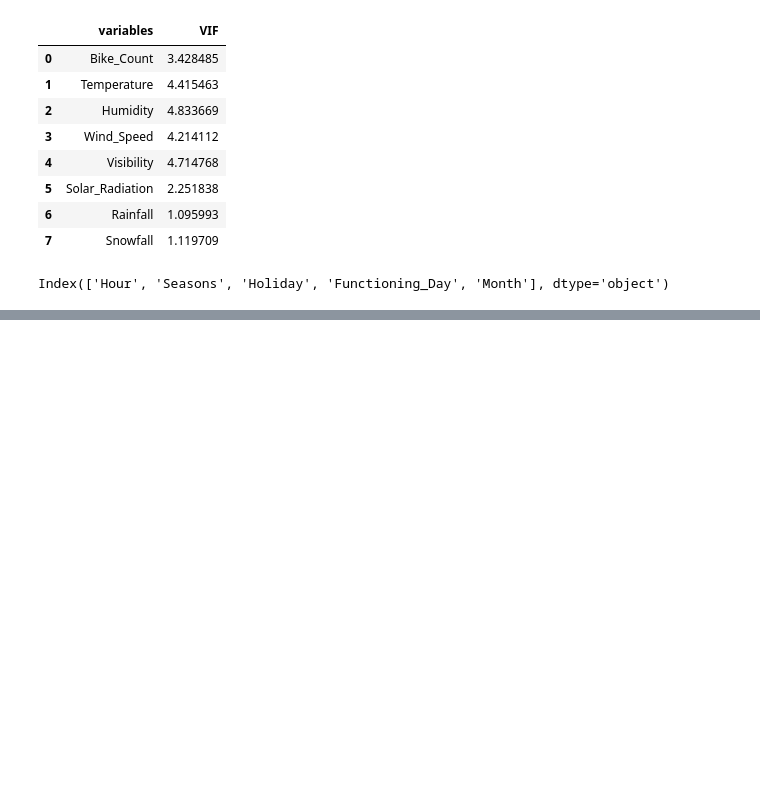
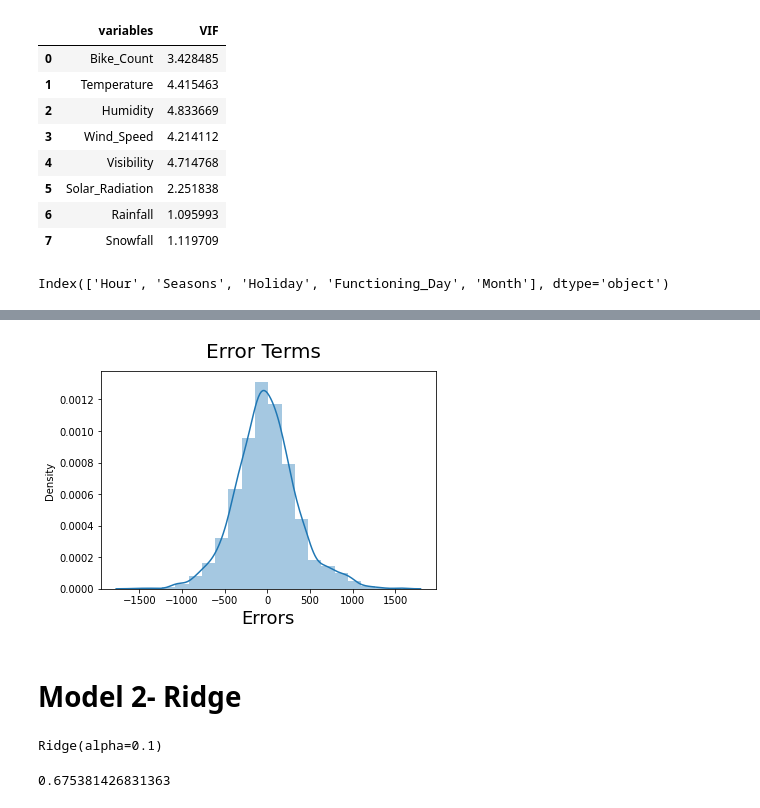
Before and after one commit to junaiskv94/Bike-SHaring-Demand-Prediction, a Jupyter notebook: Bike_Sharing_Demand_Prediction_Capstone_Project.ipynb, the cells around one changed output, grey strips where cells are left out. Drawn from its saved outputs; the diff is of its cells as text; code cells hidden in the pictures; blank space fills up the shorter version.

```diff
--- a/Bike_Sharing_Demand_Prediction_Capstone_Project.ipynb
+++ b/Bike_Sharing_Demand_Prediction_Capstone_Project.ipynb
@@ -575,0 +625,27 @@ Index(['Hour', 'Seasons', 'Holiday', 'Functioning_Day', 'Month'], dtype='object'
+# %%
+#X is all remainign variable also our independent variables
+X=data_pred
+# %%
+#test train split
+X_train, X_test, y_train, y_test = train_test_split(X, y, test_size= 0.3,random_state = 0)
+# %%
+#Feature Scaling
+from sklearn.preprocessing import StandardScaler
+sc_X = StandardScaler()
+X_train = sc_X.fit_transform(X_train)
+X_test = sc_X.transform(X_test)
+# %%
+import sklearn
+from sklearn import linear_model
+
+# Create linear regression object
+regr = linear_model.LinearRegression()
+
+# Train the model using the train data
+regr.fit(X_train, y_train)
+
+# Use the model to predict the test data
+y_pred = regr.predict(X_test)
+
+# Form residual
+resid = y_test - y_pred
@@ -575,0 +685,11 @@ Index(['Hour', 'Seasons', 'Holiday', 'Functioning_Day', 'Month'], dtype='object'
+# %%
+# Plot the distribution of errors
+fig=plt.figure()
+sns.distplot((resid),bins=20)
+fig.suptitle('Error Terms',fontsize=20)
+plt.xlabel('Errors',fontsize=18)
+plt.show()
+# %% [output]
+[figure, added]
+# %% [markdown]
+# **Model 2- Ridge**
@@ -575,0 +701,10 @@ Index(['Hour', 'Seasons', 'Holiday', 'Functioning_Day', 'Month'], dtype='object'
+# %%
+#Fiting the model
+ridge.fit(X_train,y_train)
+# %% [output]
+Ridge(alpha=0.1)
+# %%
+#check the score
+ridge.score(X_train, y_train)
+# %% [output]
+0.675381426831363
```
Also changed, not shown: parts of 41 cells of this notebook.
